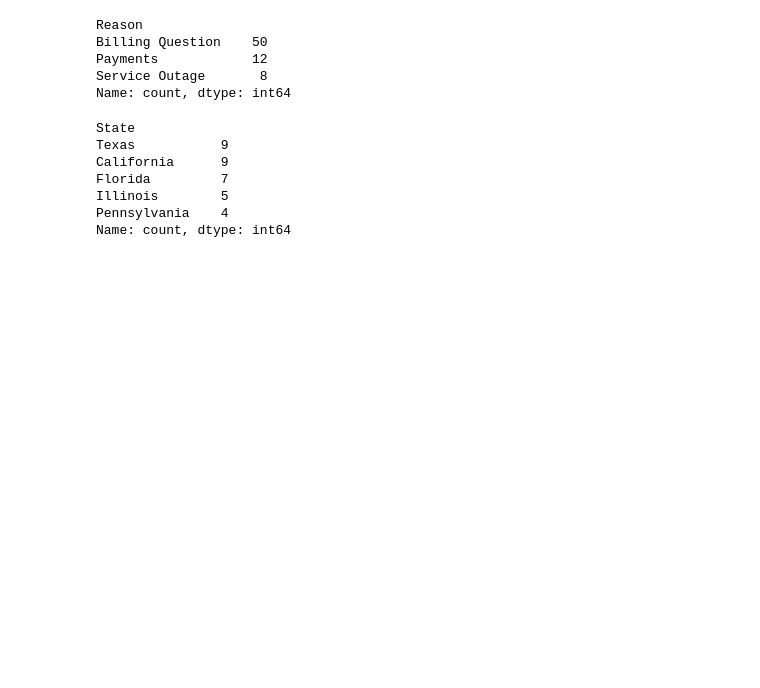
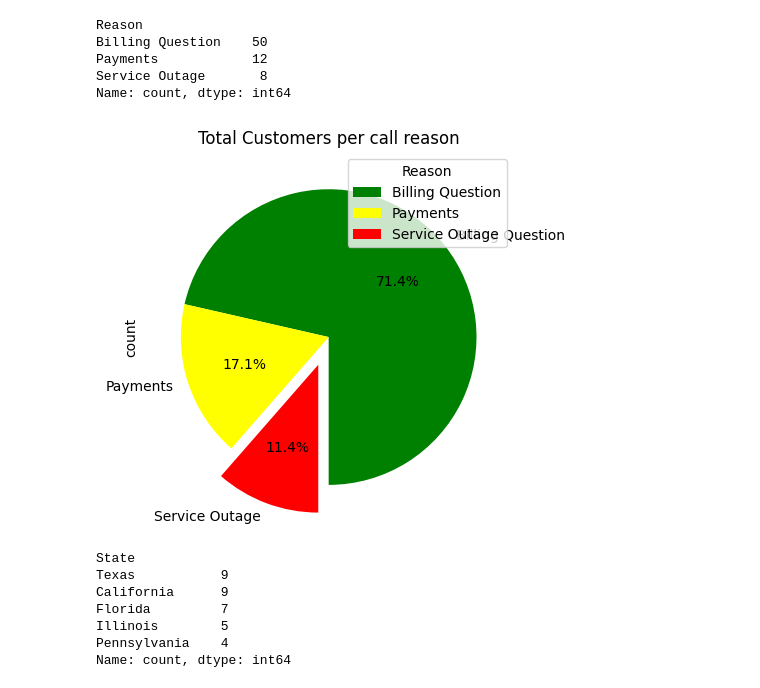
Before and after one commit to nduaNdegwa/Data-Analysis-with-Python, a Jupyter notebook: Call-Sentiment-Sample-Data.ipynb, the cells around one changed output. Cells and saved outputs as stored; diff of their text form; code cells hidden in the pictures; blank space fills up the shorter version.

```diff
--- a/Call-Sentiment-Sample-Data.ipynb
+++ b/Call-Sentiment-Sample-Data.ipynb
@@ -166,6 +167,18 @@ Billing Question    50
 Payments            12
 Service Outage       8
 Name: count, dtype: int64
+# %%
+cust_reasons.plot(kind='pie',
+                  title='Total Customers per call reason',
+                  colors=('green','yellow','red'),
+                  autopct='%0.01f%%',
+                  explode=(0,0,0.2) ,
+                  startangle=-90
+                 )
+plt.legend(title='Reason',loc='upper right')
+plt.show()
+# %% [output]
+[figure, added]
 # %%
 state_cust=calls['State'].value_counts().head(5) #returns the top 5 states with the most customers
 state_cust
```
Also changed, not shown: parts of 11 cells of this notebook.
